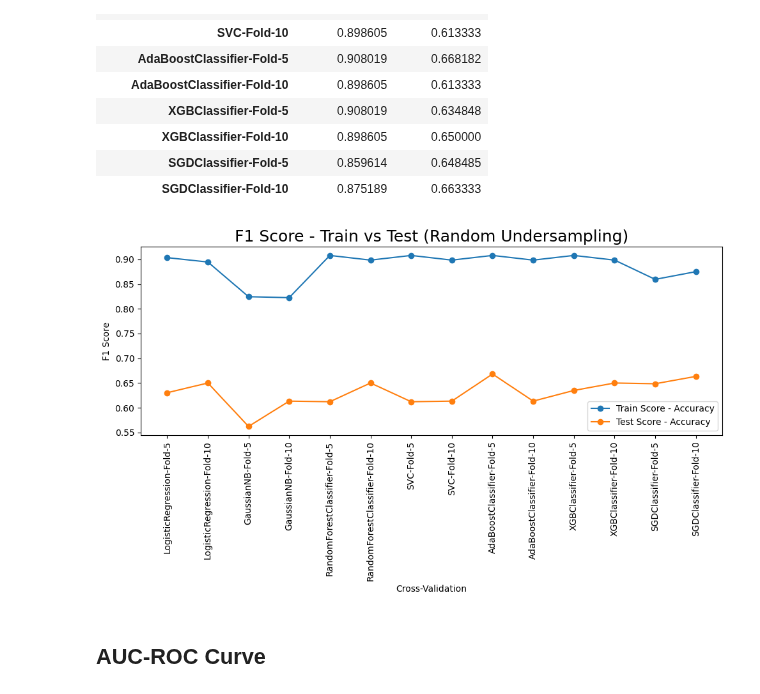
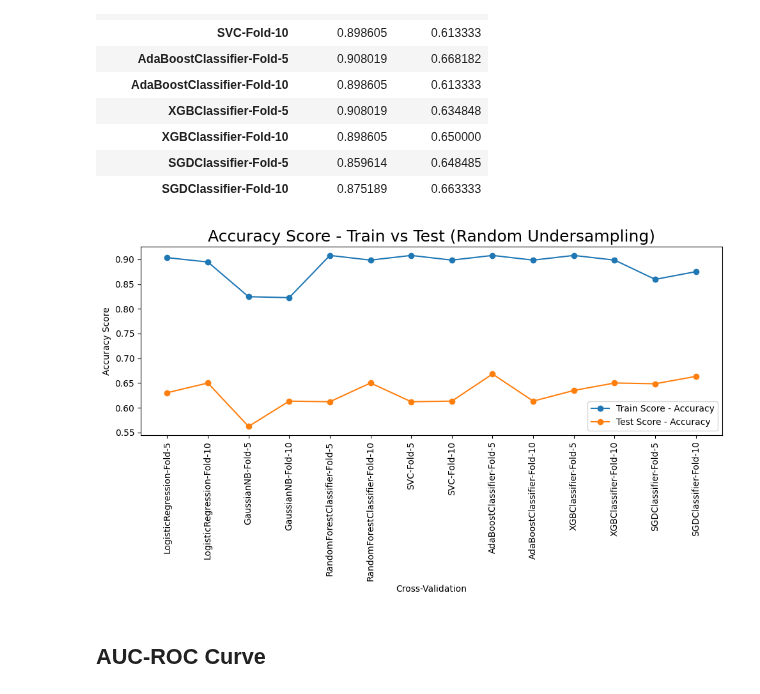
Before and after one commit to Drnjenkins/praxis-2023, a Jupyter notebook: Report_Classification_CV_Imbalanced.ipynb, the cells around one changed output. Cells and saved outputs as stored; diff of their text form; code cells hidden in the pictures.

```diff
--- a/Report_Classification_CV_Imbalanced.ipynb
+++ b/Report_Classification_CV_Imbalanced.ipynb
@@ -1033,22 +1033,22 @@ df_all_models_cv
 # %%
 import matplotlib.pyplot as plt
 
 # Assuming df_all_models_cv contains columns: 'cross-validation', 'F1_train_score', 'F1_test_score'
 plt.figure(figsize=(10, 6))
 models_cv = df_all_models_cv.index
 
 plt.plot(models_cv, df_all_models_cv['train_accuracy'], marker='o', label='Train Score - Accuracy')
 plt.plot(models_cv, df_all_models_cv['test_accuracy'], marker='o', label='Test Score - Accuracy')
 
 plt.xlabel('Cross-Validation')
-plt.ylabel('F1 Score')
-plt.title('F1 Score - Train vs Test (Random Undersampling)', fontsize=18)
+plt.ylabel('Accuracy Score')
+plt.title('Accuracy Score - Train vs Test (Random Undersampling)', fontsize=18)
 plt.xticks(rotation=90)
 plt.legend()
 plt.tight_layout()
 plt.show()
 # %% [output]
-[figure, old version]
+[figure, new version]
 # %% [markdown]
 ## **AUC-ROC Curve**
 # %%
```
Also changed, not shown: parts of 1 cell of this notebook.
